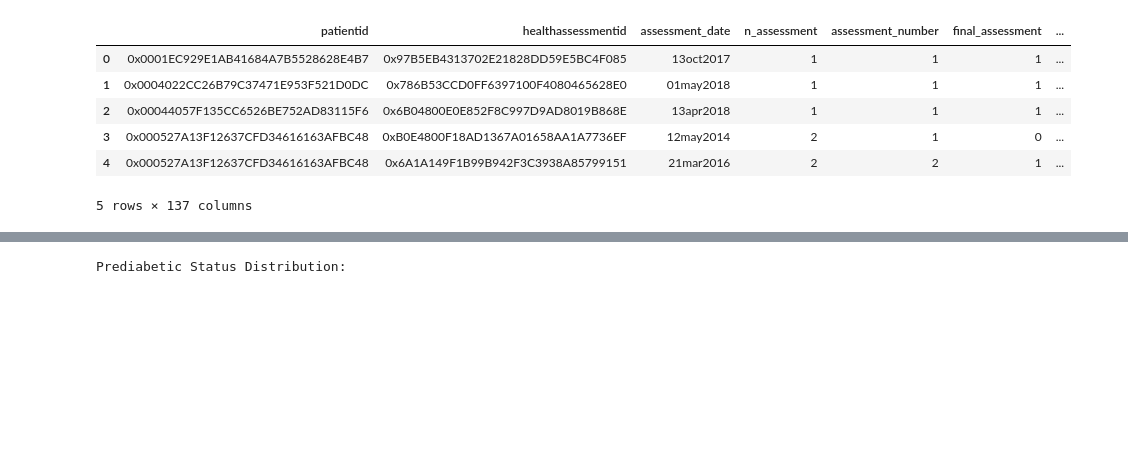
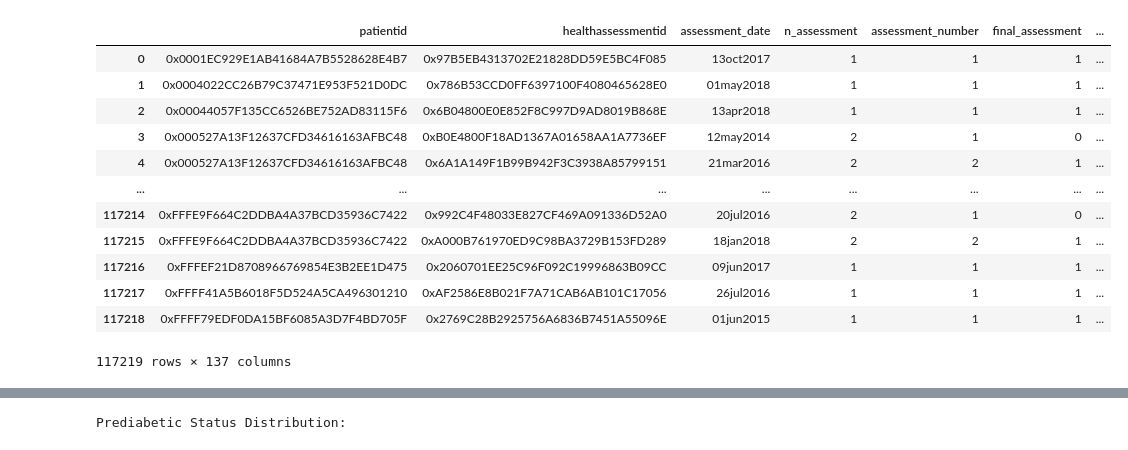
Before and after one commit to robeson1010/HealthcareDiabetes, a Jupyter notebook: EDA.ipynb, the cells around one changed output, grey strips where cells are left out. Cells and saved outputs as stored; diff of their text form; code cells hidden in the pictures; blank space fills up the shorter version.

```diff
--- a/EDA.ipynb
+++ b/EDA.ipynb
@@ -6,19 +6,25 @@
 import pandas as pd
 
 # Replace 'your_file.csv' with your actual file path
-df = pd.read_csv('./health.csv')
+df = pd.read_csv('./ori.csv')
 
 # Display the first 5 rows to verify the data was loaded correctly
 # %%
-df.head()
+df
 # %% [output]
 |  | patientid | healthassessmentid | assessment_date | n_assessment | assessment_number | final_assessment | ... |
 | 0 | 0x0001EC929E1AB41684A7B5528628E4B7 | 0x97B5EB4313702E21828DD59E5BC4F085 | 13oct2017 | 1 | 1 | 1 | ... |
 | 1 | 0x0004022CC26B79C37471E953F521D0DC | 0x786B53CCD0FF6397100F4080465628E0 | 01may2018 | 1 | 1 | 1 | ... |
 | 2 | 0x00044057F135CC6526BE752AD83115F6 | 0x6B04800E0E852F8C997D9AD8019B868E | 13apr2018 | 1 | 1 | 1 | ... |
 | 3 | 0x000527A13F12637CFD34616163AFBC48 | 0xB0E4800F18AD1367A01658AA1A7736EF | 12may2014 | 2 | 1 | 0 | ... |
 | 4 | 0x000527A13F12637CFD34616163AFBC48 | 0x6A1A149F1B99B942F3C3938A85799151 | 21mar2016 | 2 | 2 | 1 | ... |
+| ... | ... | ... | ... | ... | ... | ... | ... |
+| 117214 | 0xFFFE9F664C2DDBA4A37BCD35936C7422 | 0x992C4F48033E827CF469A091336D52A0 | 20jul2016 | 2 | 1 | 0 | ... |
+| 117215 | 0xFFFE9F664C2DDBA4A37BCD35936C7422 | 0xA000B761970ED9C98BA3729B153FD289 | 18jan2018 | 2 | 2 | 1 | ... |
+| 117216 | 0xFFFEF21D8708966769854E3B2EE1D475 | 0x2060701EE25C96F092C19996863B09CC | 09jun2017 | 1 | 1 | 1 | ... |
+| 117217 | 0xFFFF41A5B6018F5D524A5CA496301210 | 0xAF2586E8B021F7A71CAB6AB101C17056 | 26jul2016 | 1 | 1 | 1 | ... |
+| 117218 | 0xFFFF79EDF0DA15BF6085A3D7F4BD705F | 0x2769C28B2925756A6836B7451A55096E | 01jun2015 | 1 | 1 | 1 | ... |
-5 rows × 137 columns
+117219 rows × 137 columns
 # %%
 from fastai.vision import *
 import pandas as pd
```
Also changed, not shown: parts of 1 cell of this notebook, 1 other file.
